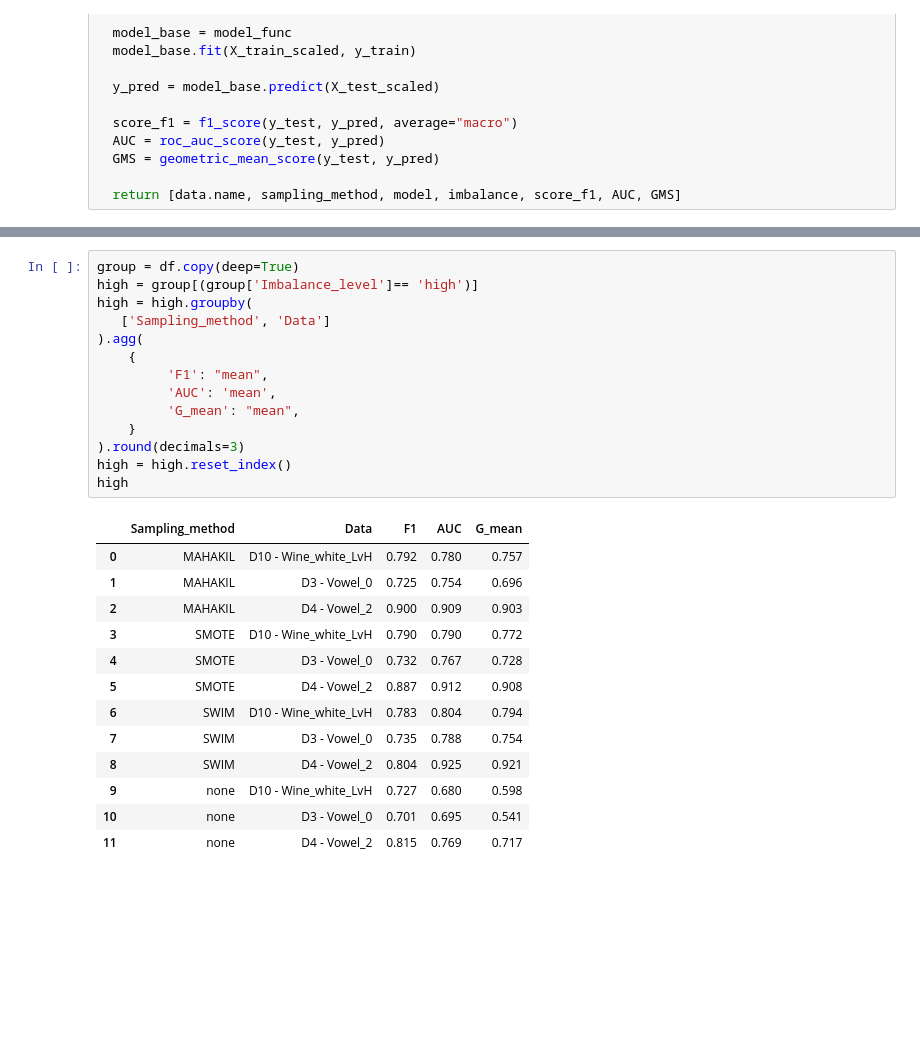
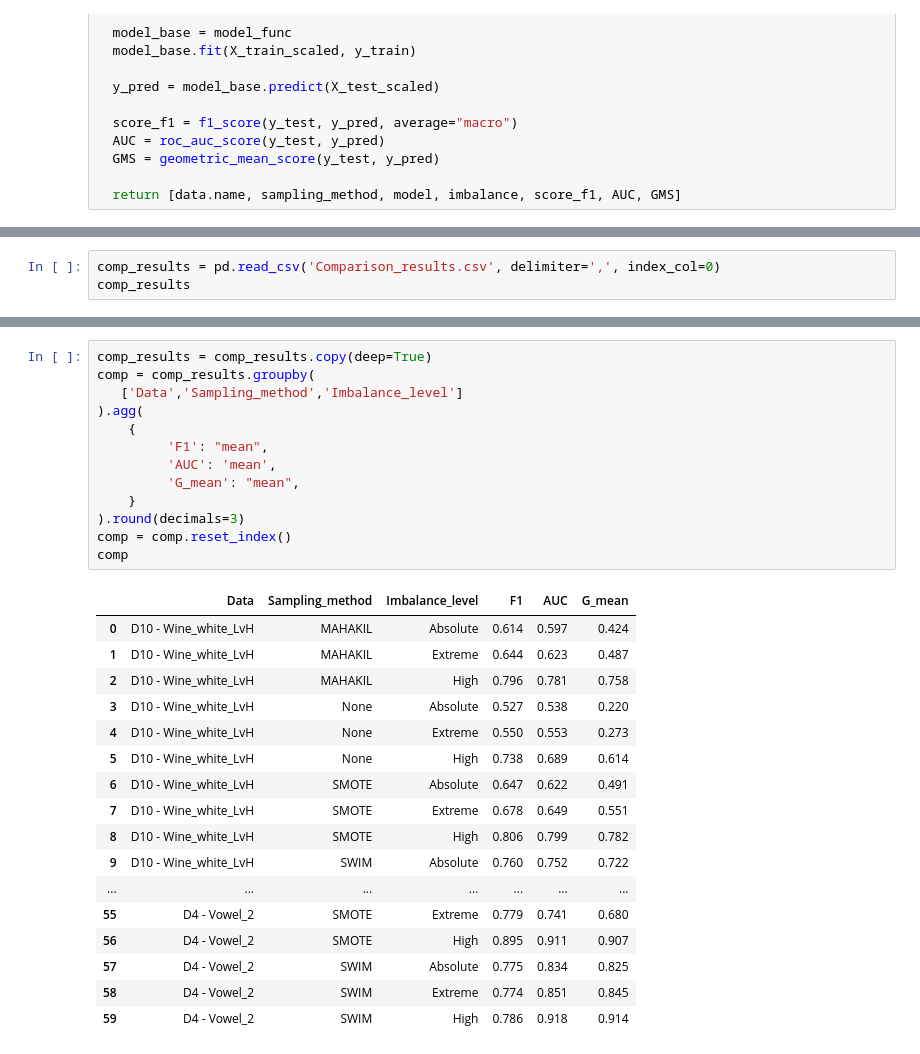
Before and after one commit to emmaranderson/Peak_Diss, a Jupyter notebook: Peak_Diss/EmmaDiss.ipynb, the cells around one changed output, grey strips where cells are left out. Drawn from its saved outputs; the diff is of its cells as text; blank space fills up the shorter version.

```diff
--- a/Peak_Diss/EmmaDiss.ipynb
+++ b/Peak_Diss/EmmaDiss.ipynb
@@ -417,0 +523,3 @@ df
+# %%
+comp_results = pd.read_csv('Comparison_results.csv', delimiter=',', index_col=0)
+comp_results
@@ -418,28 +540,31 @@ df
 # %%
-group = df.copy(deep=True)
-high = group[(group['Imbalance_level']== 'high')]
-high = high.groupby(
-   ['Sampling_method', 'Data']
+comp_results = comp_results.copy(deep=True)
+comp = comp_results.groupby(
+   ['Data','Sampling_method','Imbalance_level']
 ).agg(
     {
          'F1': "mean",
          'AUC': 'mean',
          'G_mean': "mean",
     }
 ).round(decimals=3)
-high = high.reset_index()
-high
+comp = comp.reset_index()
+comp
 # %% [output]
-|  | Sampling_method | Data | F1 | AUC | G_mean |
-| 0 | MAHAKIL | D10 - Wine_white_LvH | 0.792 | 0.780 | 0.757 |
-| 1 | MAHAKIL | D3 - Vowel_0 | 0.725 | 0.754 | 0.696 |
-| 2 | MAHAKIL | D4 - Vowel_2 | 0.900 | 0.909 | 0.903 |
-| 3 | SMOTE | D10 - Wine_white_LvH | 0.790 | 0.790 | 0.772 |
-| 4 | SMOTE | D3 - Vowel_0 | 0.732 | 0.767 | 0.728 |
-| 5 | SMOTE | D4 - Vowel_2 | 0.887 | 0.912 | 0.908 |
-| 6 | SWIM | D10 - Wine_white_LvH | 0.783 | 0.804 | 0.794 |
-| 7 | SWIM | D3 - Vowel_0 | 0.735 | 0.788 | 0.754 |
-| 8 | SWIM | D4 - Vowel_2 | 0.804 | 0.925 | 0.921 |
-| 9 | none | D10 - Wine_white_LvH | 0.727 | 0.680 | 0.598 |
-| 10 | none | D3 - Vowel_0 | 0.701 | 0.695 | 0.541 |
-| 11 | none | D4 - Vowel_2 | 0.815 | 0.769 | 0.717 |
+|  | Data | Sampling_method | Imbalance_level | F1 | AUC | G_mean |
+| 0 | D10 - Wine_white_LvH | MAHAKIL | Absolute | 0.614 | 0.597 | 0.424 |
+| 1 | D10 - Wine_white_LvH | MAHAKIL | Extreme | 0.644 | 0.623 | 0.487 |
+| 2 | D10 - Wine_white_LvH | MAHAKIL | High | 0.796 | 0.781 | 0.758 |
+| 3 | D10 - Wine_white_LvH | None | Absolute | 0.527 | 0.538 | 0.220 |
+| 4 | D10 - Wine_white_LvH | None | Extreme | 0.550 | 0.553 | 0.273 |
+| 5 | D10 - Wine_white_LvH | None | High | 0.738 | 0.689 | 0.614 |
+| 6 | D10 - Wine_white_LvH | SMOTE | Absolute | 0.647 | 0.622 | 0.491 |
+| 7 | D10 - Wine_white_LvH | SMOTE | Extreme | 0.678 | 0.649 | 0.551 |
+| 8 | D10 - Wine_white_LvH | SMOTE | High | 0.806 | 0.799 | 0.782 |
+| 9 | D10 - Wine_white_LvH | SWIM | Absolute | 0.760 | 0.752 | 0.722 |
+| ... | ... | ... | ... | ... | ... | ... |
+| 55 | D4 - Vowel_2 | SMOTE | Extreme | 0.779 | 0.741 | 0.680 |
+| 56 | D4 - Vowel_2 | SMOTE | High | 0.895 | 0.911 | 0.907 |
+| 57 | D4 - Vowel_2 | SWIM | Absolute | 0.775 | 0.834 | 0.825 |
+| 58 | D4 - Vowel_2 | SWIM | Extreme | 0.774 | 0.851 | 0.845 |
+| 59 | D4 - Vowel_2 | SWIM | High | 0.786 | 0.918 | 0.914 |
```
Also changed, not shown: parts of 53 cells of this notebook, 1 other file.
